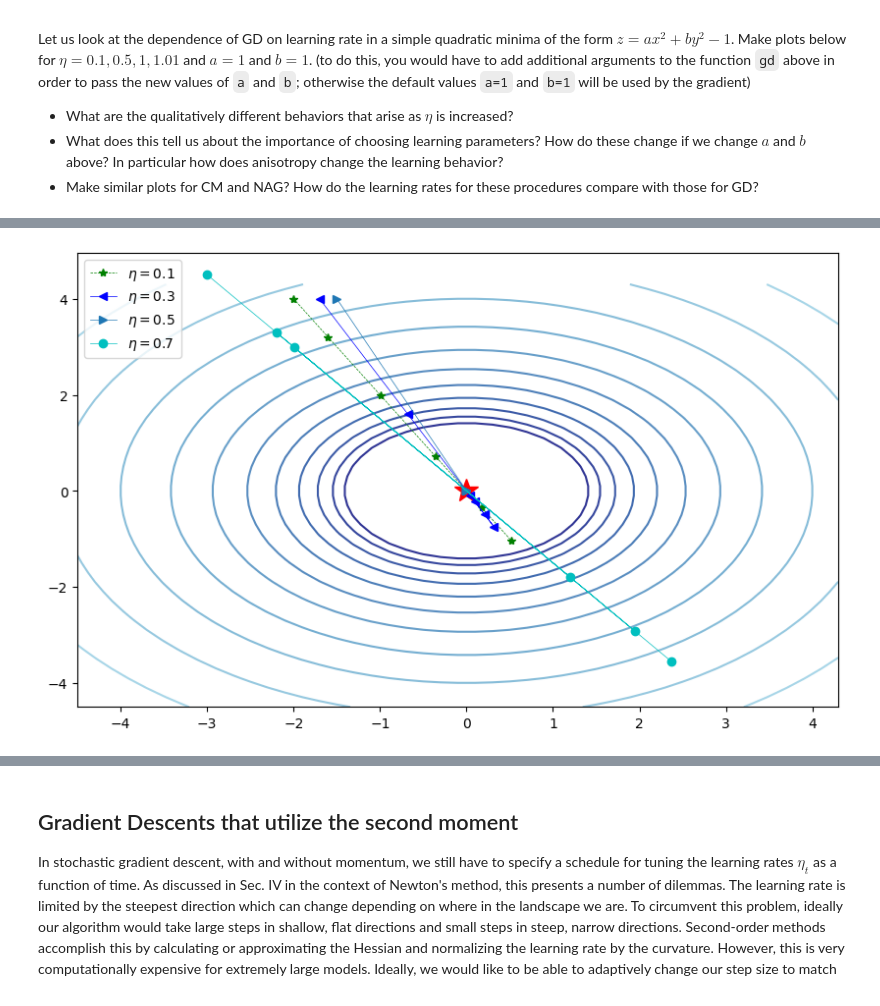
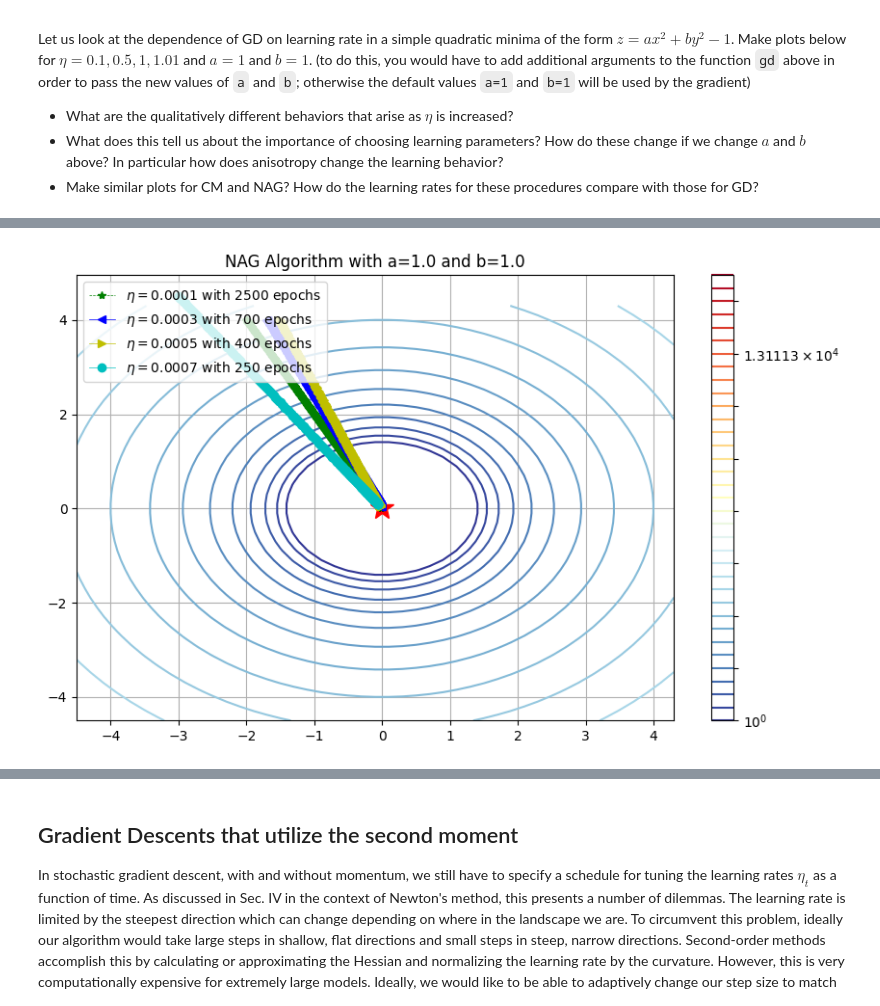
Before and after one commit to giacomobelleri/mlreview_notebooks, a Jupyter notebook: jupyter_notebooks/notebooks/NB2_CIV-gradient_descent.ipynb, the cells around one changed output, grey strips where cells are left out. Drawn from its saved outputs; the diff is of its cells as text; code cells hidden in the pictures.

Commit message:
Extra PLots and new directory
Added additional plots for NAG, fixed titles and colorbars and saved all graphs in a new directory

```diff
--- a/jupyter_notebooks/notebooks/NB2_CIV-gradient_descent.ipynb
+++ b/jupyter_notebooks/notebooks/NB2_CIV-gradient_descent.ipynb
@@ -218,7 +227,7 @@ $$
 #nesterov.
 
 #Mean-gradient based methods
-def gd(grad, init, n_epochs=1000, eta=10**-4, noise_strength=0):
+def gd(grad, init, n_epochs=1000, eta=10**-4, noise_strength=0, a=1, b=1):
     #This is a simple optimizer
     params=np.array(init)
     param_traj=np.zeros([n_epochs+1,2])
@@ -226,25 +235,25 @@ def gd(grad, init, n_epochs=1000, eta=10**-4, noise_strength=0):
     v=0;
     for j in range(n_epochs):
         noise=noise_strength*np.random.randn(params.size)
-        v=eta*(np.array(grad(params))+noise)
+        v=eta*(np.array(grad(params, a, b))+noise)
         params=params-v
         param_traj[j+1,]=params
     return param_traj
 
 
-def gd_with_mom(grad, init, n_epochs=5000, eta=10**-4, gamma=0.9,noise_strength=0):
+def gd_with_mom(grad, init, n_epochs=5000, eta=10**-4, gamma=0.9,noise_strength=0, a=1, b=1):
     params=np.array(init)
     param_traj=np.zeros([n_epochs+1,2])
     param_traj[0,]=init
     v=0
     for j in range(n_epochs):
         noise=noise_strength*np.random.randn(params.size)
-        v=gamma*v+eta*(np.array(grad(params))+noise)
+        v=gamma*v+eta*(np.array(grad(params, a, b))+noise)
         params=params-v
         param_traj[j+1,]=params
     return param_traj
 
-def NAG(grad, init, n_epochs=5000, eta=10**-4, gamma=0.9,noise_strength=0):
+def NAG(grad, init, n_epochs=5000, eta=10**-4, gamma=0.9,noise_strength=0, a=1, b=1):
     params=np.array(init)
     param_traj=np.zeros([n_epochs+1,2])
     param_traj[0,]=init
@@ -252,7 +261,7 @@ def NAG(grad, init, n_epochs=5000, eta=10**-4, gamma=0.9,noise_strength=0):
     for j in range(n_epochs):
         noise=noise_strength*np.random.randn(params.size)
         params_nesterov=params-gamma*v
-        v=gamma*v+eta*(np.array(grad(params_nesterov))+noise)
+        v=gamma*v+eta*(np.array(grad(params_nesterov, a, b))+noise)
         params=params-v
         param_traj[j+1,]=params
     return param_traj
@@ -340,36 +364,39 @@ fig.savefig("GDMom3regimes.pdf", bbox_inches='tight')
 # %%
 # Investigate effect of learning rate in GD
 plt.close()
 a,b = 1.0,1.0
 x, y = np.meshgrid(np.arange(-4.5, 4.5, 0.2), np.arange(-4.5, 4.5, 0.2))
 fig, ax = plt.subplots(figsize=(10, 6))
 z=np.abs(minima_surface(x,y,a,b))
-ax.contour(x, y, z, levels=np.logspace(0.0, 5, 35), norm=LogNorm(), cmap="RdYlBu_r")
+cont=ax.contour(x, y, z, levels=np.logspace(0.0, 5, 35), norm=LogNorm(), cmap="RdYlBu_r")
 ax.plot(0,0, 'r*', markersize=18)
+fig.colorbar(cont, ax=ax, cmap="RdYlBu_r")
 
 #initial point
 init1=[-2,4]
 init2=[-1.7,4]
 init3=[-1.5,4]
 init4=[-3,4.5]
-eta1=0.1
-eta2=0.3
-eta3=0.5
-eta4=0.7
+eta1, epoch1=0.0001, 2500
+eta2, epoch2=0.0003, 700
+eta3, epoch3=0.0005, 400
+eta4, epoch4=0.0007, 250
 
 # Gradient Descent With Momentum
-NAG_1=NAG(grad_minima_surface,init1, n_epochs=5, eta=eta1)
-NAG_2=NAG(grad_minima_surface,init2, n_epochs=5, eta=eta2)
-NAG_3=NAG(grad_minima_surface,init3, n_epochs=5, eta=eta3)
-NAG_4=NAG(grad_minima_surface,init4, n_epochs=5, eta=eta4)
+NAG_1=NAG(grad_minima_surface,init1, n_epochs=epoch1, eta=eta1, a=a, b=b)
+NAG_2=NAG(grad_minima_surface,init2, n_epochs=epoch2, eta=eta2, a=a, b=b)
+NAG_3=NAG(grad_minima_surface,init3, n_epochs=epoch3, eta=eta3, a=a, b=b)
+NAG_4=NAG(grad_minima_surface,init4, n_epochs=epoch4, eta=eta4, a=a, b=b)
 
 #print(NAG_1)
-overlay_trajectory_contour(ax,NAG_1,r'$\eta=$' + f'{eta1}','g--*', lw=0.5)
-overlay_trajectory_contour(ax,NAG_2,r'$\eta=$' + f'{eta2}','b-<', lw=0.5)
-overlay_trajectory_contour(ax,NAG_3,r'$\eta=$' + f'{eta3}','->', lw=0.5)
-overlay_trajectory_contour(ax,NAG_4,r'$\eta=$' + f'{eta4}','c-o', lw=0.5)
+overlay_trajectory_contour(ax,NAG_1,r'$\eta=$' + f'{eta1} with {epoch1} epochs','g--*', lw=0.5)
+overlay_trajectory_contour(ax,NAG_2,r'$\eta=$' + f'{eta2} with {epoch2} epochs','b-<', lw=0.5)
+overlay_trajectory_contour(ax,NAG_3,r'$\eta=$' + f'{eta3} with {epoch3} epochs','y->', lw=0.5)
+overlay_trajectory_contour(ax,NAG_4,r'$\eta=$' + f'{eta4} with {epoch4} epochs','c-o', lw=0.5)
+ax.set_title(f"NAG Algorithm with a={a} and b={b}")
 plt.legend(loc=2)
+plt.grid()
 plt.show()
-fig.savefig("NAG3regimes.pdf", bbox_inches='tight')
+fig.savefig(graph_dir + r'\\' + f"NAG3regimes_a{round(a)}_b{round(b)}.pdf", bbox_inches='tight')
 # %% [output]
-[figure, old version]
+[figure, new version]
```
Also changed, not shown: parts of 6 cells of this notebook, 7 other files.
